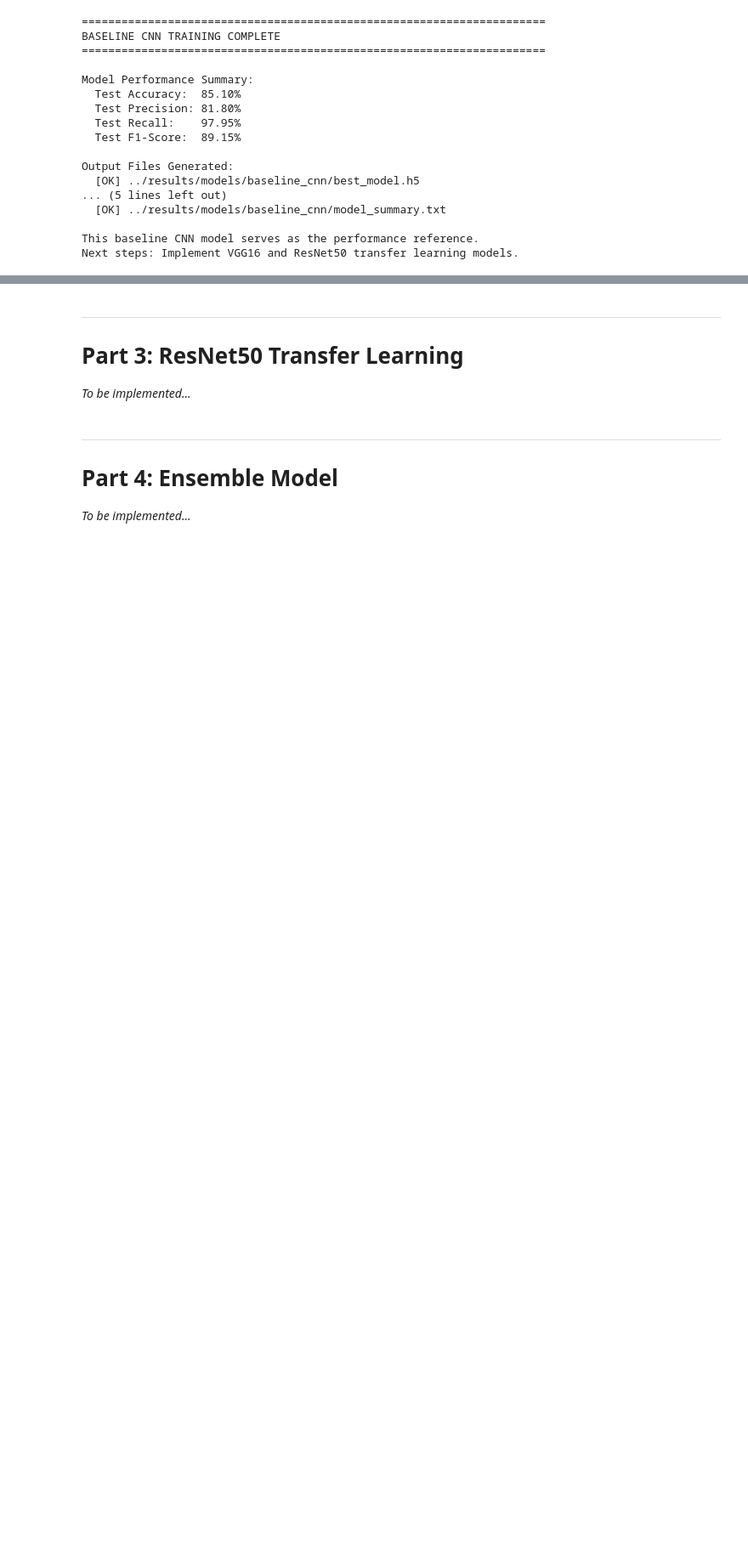
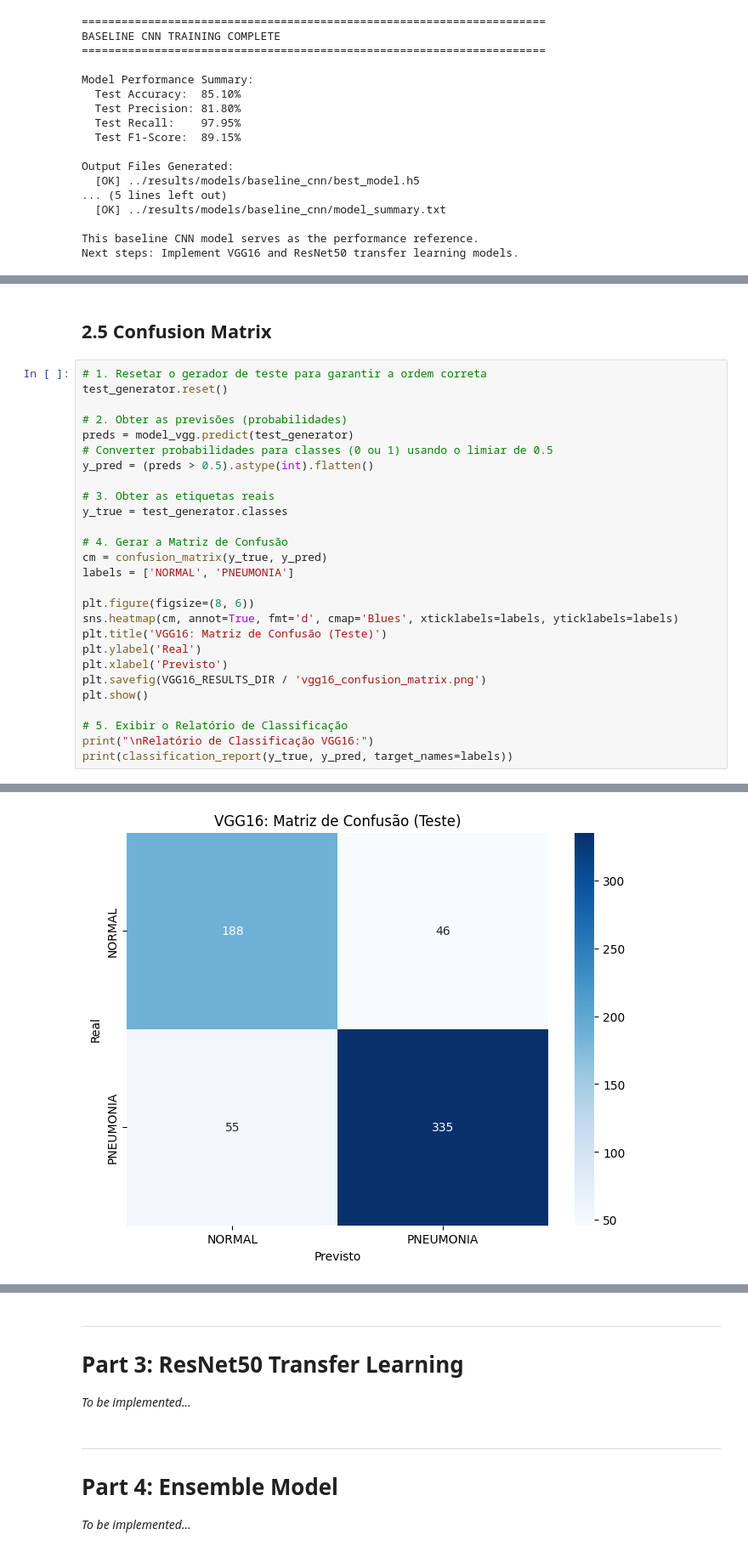
Before and after one commit to beatrizfariasss/FAA_Project2, a Jupyter notebook: code/models.ipynb, the cells around one changed output, grey strips where cells are left out. Shown at 85% size. Cells and saved outputs as stored; diff of their text form; blank space fills up the shorter version.

```diff
--- a/code/models.ipynb
+++ b/code/models.ipynb
@@ -1205,0 +1283,30 @@ Next steps: Implement VGG16 and ResNet50 transfer learning models.
+# %% [markdown]
+## 2.5 Confusion Matrix
+# %%
+# 1. Resetar o gerador de teste para garantir a ordem correta
+test_generator.reset()
+
+# 2. Obter as previsões (probabilidades)
+preds = model_vgg.predict(test_generator)
+# Converter probabilidades para classes (0 ou 1) usando o limiar de 0.5
+y_pred = (preds > 0.5).astype(int).flatten()
+
+# 3. Obter as etiquetas reais
+y_true = test_generator.classes
+
+# 4. Gerar a Matriz de Confusão
+cm = confusion_matrix(y_true, y_pred)
+labels = ['NORMAL', 'PNEUMONIA']
+
+plt.figure(figsize=(8, 6))
+sns.heatmap(cm, annot=True, fmt='d', cmap='Blues', xticklabels=labels, yticklabels=labels)
+plt.title('VGG16: Matriz de Confusão (Teste)')
+plt.ylabel('Real')
+plt.xlabel('Previsto')
+plt.savefig(VGG16_RESULTS_DIR / 'vgg16_confusion_matrix.png')
+plt.show()
+
+# 5. Exibir o Relatório de Classificação
+print("\nRelatório de Classificação VGG16:")
+print(classification_report(y_true, y_pred, target_names=labels))
+# %% [output]
@@ -1205,0 +1314 @@ Next steps: Implement VGG16 and ResNet50 transfer learning models.
+[figure, added]
```
Also changed, not shown: parts of 15 cells of this notebook.
